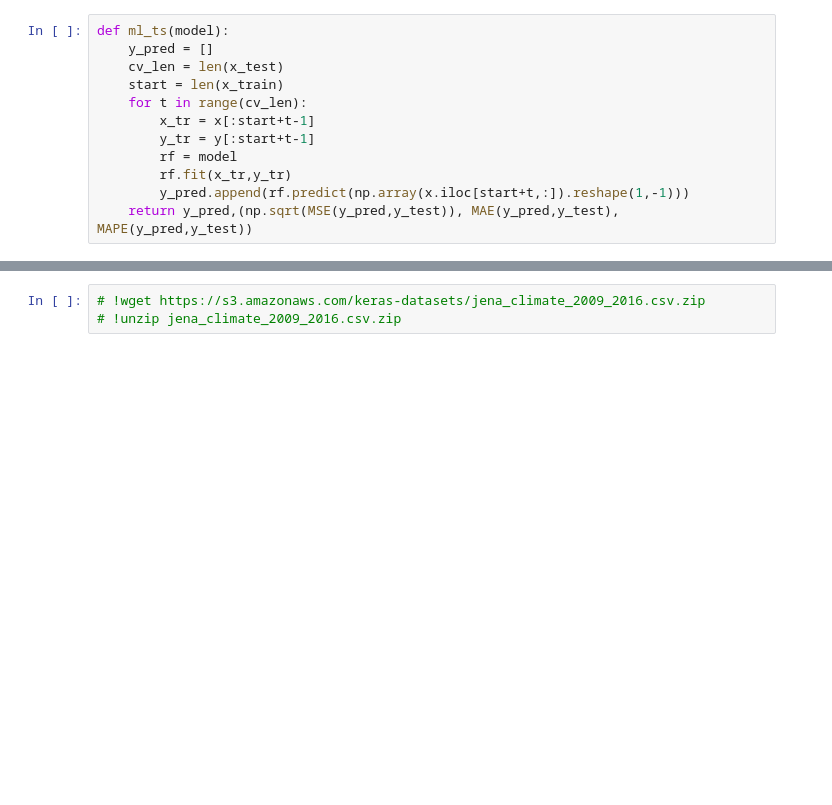
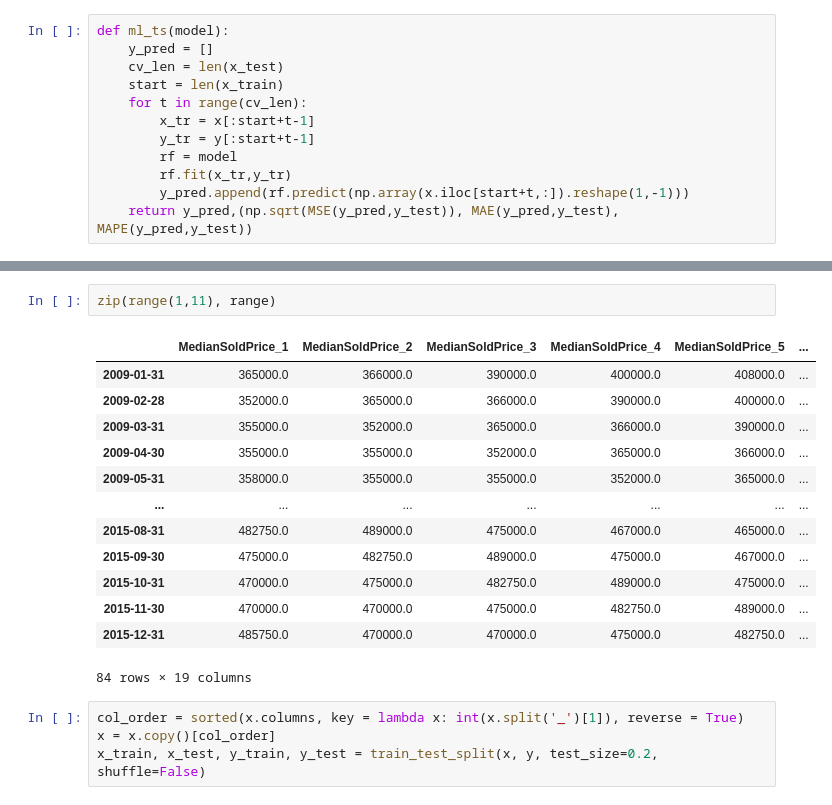
Before and after one commit to KaihangZhao/Time-Series-with-ML-tech, a Jupyter notebook: ML_TS.ipynb, the cells around one changed output, grey strips where cells are left out. Cells and saved outputs as stored; diff of their text form; blank space fills up the shorter version.

```diff
--- a/ML_TS.ipynb
+++ b/ML_TS.ipynb
@@ -122,3 +122,20 @@ print(metrics)
-# %%
-# !wget https://s3.amazonaws.com/keras-datasets/jena_climate_2009_2016.csv.zip
-# !unzip jena_climate_2009_2016.csv.zip
+# %%
+zip(range(1,11), range)
+# %% [output]
+|  | MedianSoldPrice_1 | MedianSoldPrice_2 | MedianSoldPrice_3 | MedianSoldPrice_4 | MedianSoldPrice_5 | ... |
+| 2009-01-31 | 365000.0 | 366000.0 | 390000.0 | 400000.0 | 408000.0 | ... |
+| 2009-02-28 | 352000.0 | 365000.0 | 366000.0 | 390000.0 | 400000.0 | ... |
+| 2009-03-31 | 355000.0 | 352000.0 | 365000.0 | 366000.0 | 390000.0 | ... |
+| 2009-04-30 | 355000.0 | 355000.0 | 352000.0 | 365000.0 | 366000.0 | ... |
+| 2009-05-31 | 358000.0 | 355000.0 | 355000.0 | 352000.0 | 365000.0 | ... |
+| ... | ... | ... | ... | ... | ... | ... |
+| 2015-08-31 | 482750.0 | 489000.0 | 475000.0 | 467000.0 | 465000.0 | ... |
+| 2015-09-30 | 475000.0 | 482750.0 | 489000.0 | 475000.0 | 467000.0 | ... |
+| 2015-10-31 | 470000.0 | 475000.0 | 482750.0 | 489000.0 | 475000.0 | ... |
+| 2015-11-30 | 470000.0 | 470000.0 | 475000.0 | 482750.0 | 489000.0 | ... |
+| 2015-12-31 | 485750.0 | 470000.0 | 470000.0 | 475000.0 | 482750.0 | ... |
+84 rows × 19 columns
+# %%
+col_order = sorted(x.columns, key = lambda x: int(x.split('_')[1]), reverse = True)
+x = x.copy()[col_order]
+x_train, x_test, y_train, y_test = train_test_split(x, y, test_size=0.2, shuffle=False)
```
Also changed, not shown: parts of 9 cells of this notebook.
